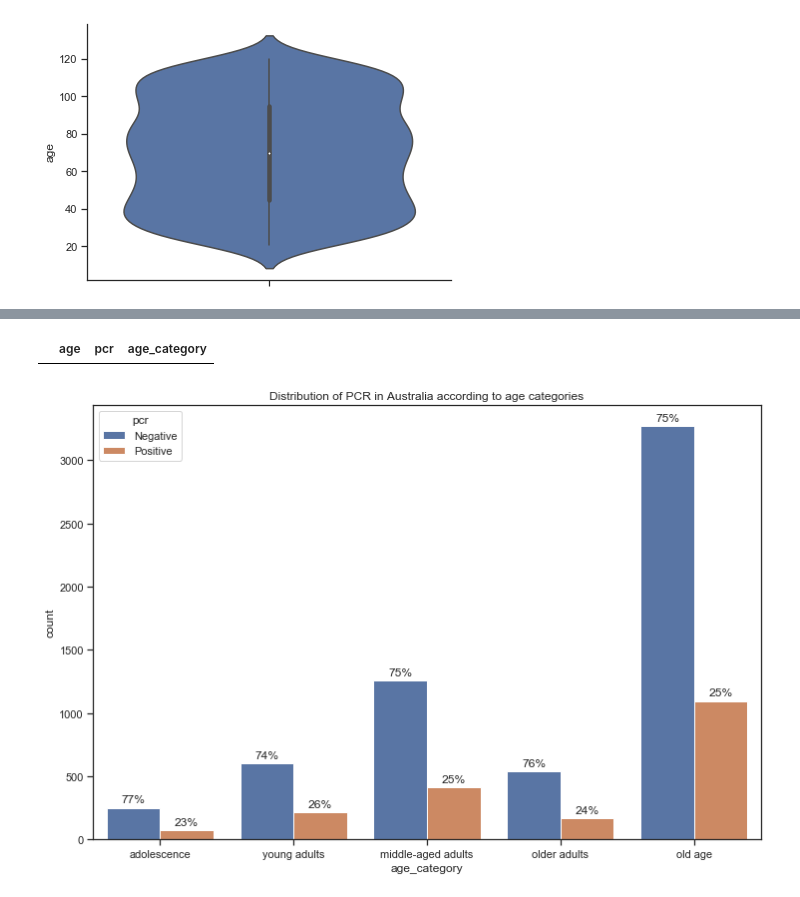
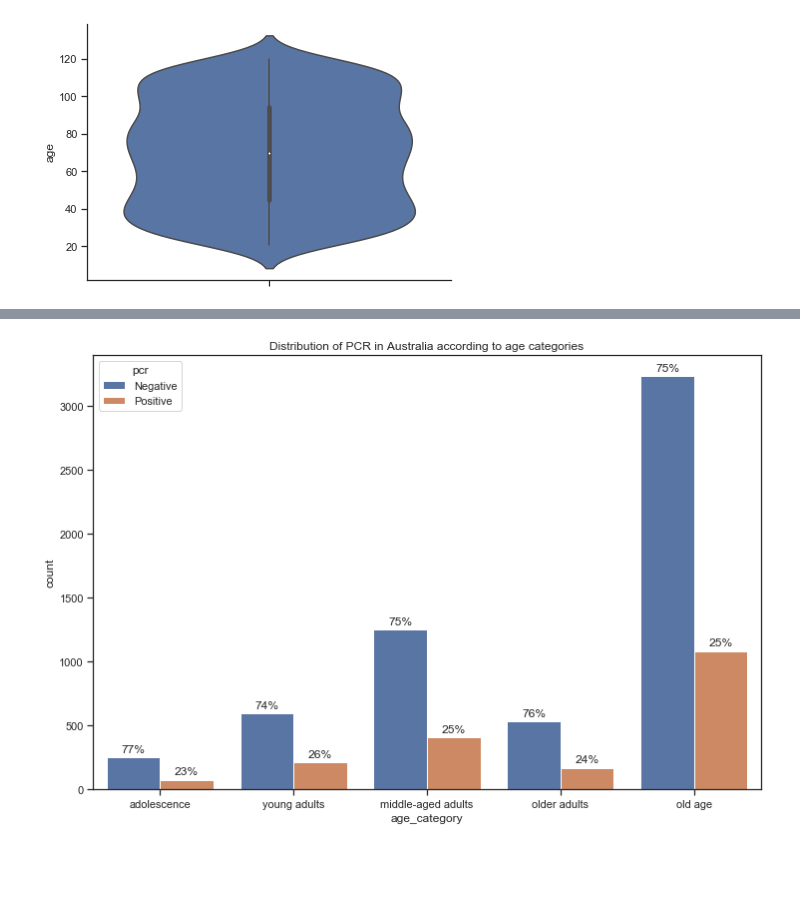
Before and after one commit to Y-EK/Data_Analytics_Python_Covid-19, a Jupyter notebook: data_analytics_NB.ipynb, the cells around one changed output, grey strips where cells are left out. Cells and saved outputs as stored; diff of their text form; code cells hidden in the pictures; blank space fills up the shorter version.

```diff
--- a/data_analytics_NB.ipynb
+++ b/data_analytics_NB.ipynb
@@ -228,62 +206,60 @@ ax = sns.boxplot(x="state", y="age", data=df_pos_age_state)
 # %%
+# dataframe
+df_age_pcr_state = df_final[['age', 'pcr', 'state']]
 # Catégorie d'age
-df_age_pcr = df_final[['age', 'pcr']]
-df_age_pcr = df_age_pcr[df_age_pcr['age'].notnull()]
-df_age_category_pcr = df_age_pcr.copy()
-df_age_category_pcr['age_category'] = 'a'
+df_age_category_pcr_state = df_age_pcr_state.copy()
+df_age_category_pcr_state['age_category'] = 'a'
 
 #cond_ch = df_age_category_pcr['age'] <= 14
 #df_age_category_pcr.loc[cond_ch, 'age_category'] = "childhood"
 
-cond_ad = (df_age_category_pcr['age'] > 14) & (df_age_category_pcr['age'] <= 24)
-df_age_category_pcr.loc[cond_ad, 'age_category'] = "adolescence"
+cond_ad = (df_age_category_pcr_state['age'] > 14) & (df_age_category_pcr_state['age'] <= 24)
+df_age_category_pcr_state.loc[cond_ad, 'age_category'] = "adolescence"
 
-cond_ya = (df_age_category_pcr['age'] > 24) & (df_age_category_pcr['age'] <= 35)
-df_age_category_pcr.loc[cond_ya, 'age_category'] = "young adults"
+cond_ya = (df_age_category_pcr_state['age'] > 24) & (df_age_category_pcr_state['age'] <= 35)
+df_age_category_pcr_state.loc[cond_ya, 'age_category'] = "young adults"
 
-cond_maa = (df_age_category_pcr['age'] > 35) & (df_age_category_pcr['age']<=55)
-df_age_category_pcr.loc[cond_maa, 'age_category'] = "middle-aged adults"
+cond_maa = (df_age_category_pcr_state['age'] > 35) & (df_age_category_pcr_state['age']<=55)
+df_age_category_pcr_state.loc[cond_maa, 'age_category'] = "middle-aged adults"
 
-cond_oad = (df_age_category_pcr['age'] > 55) & (df_age_category_pcr['age'] <= 64)
-df_age_category_pcr.loc[cond_oad, 'age_category'] = "older adults"
+cond_oad = (df_age_category_pcr_state['age'] > 55) & (df_age_category_pcr_state['age'] <= 64)
+df_age_category_pcr_state.loc[cond_oad, 'age_category'] = "older adults"
 
-cond_oa = df_age_category_pcr['age'] > 64
-df_age_category_pcr.loc[cond_oa, 'age_category'] = "old age"
+cond_oa = df_age_category_pcr_state['age'] > 64
+df_age_category_pcr_state.loc[cond_oa, 'age_category'] = "old age"
 #
-# %% [output]
-|  | age | pcr | age_category |
 # %%
 plt.figure(figsize=(12,8))
 
 plt.title('Distribution of PCR in Australia according to age categories')
 plt.xlabel('age category')
 plt.ylabel('Count')
 
-df_age_category_pcr_cp = df_age_category_pcr.copy()
+df_age_category_pcr_state_cp = df_age_category_pcr_state.copy()
 
-df_age_category_pcr_cp['pcr'].replace(to_replace =0,
+df_age_category_pcr_state_cp['pcr'].replace(to_replace =0,
                                   value ="Negative",
                                  inplace=True)
-df_age_category_pcr_cp['pcr'].replace(to_replace = 1,
+df_age_category_pcr_state_cp['pcr'].replace(to_replace = 1,
                                   value ="Positive",
                                  inplace=True)
 
 ax = sns.countplot(x="age_category",
                    hue="pcr",
                    order = ['adolescence', 'young adults', 'middle-aged adults', 'older adults', 'old age'],
-                   data=df_age_category_pcr_cp)
+                   data=df_age_category_pcr_state_cp)
 
 bars = ax.patches
 half = int(len(bars)/2)
 left_bars = bars[:half]
 right_bars = bars[half:]
 
 for left, right in zip(left_bars, right_bars):
     height_l = left.get_height()
     height_r = right.get_height()
     total = height_l + height_r
 
     ax.text(left.get_x() + left.get_width()/2., height_l + 40, '{0:.0%}'.format(height_l/total), ha="center")
     ax.text(right.get_x() + right.get_width()/2., height_r + 40, '{0:.0%}'.format(height_r/total), ha="center")
 # %% [output]
-[figure, old version]
+[figure, new version]
```
Also changed, not shown: parts of 11 cells of this notebook.
